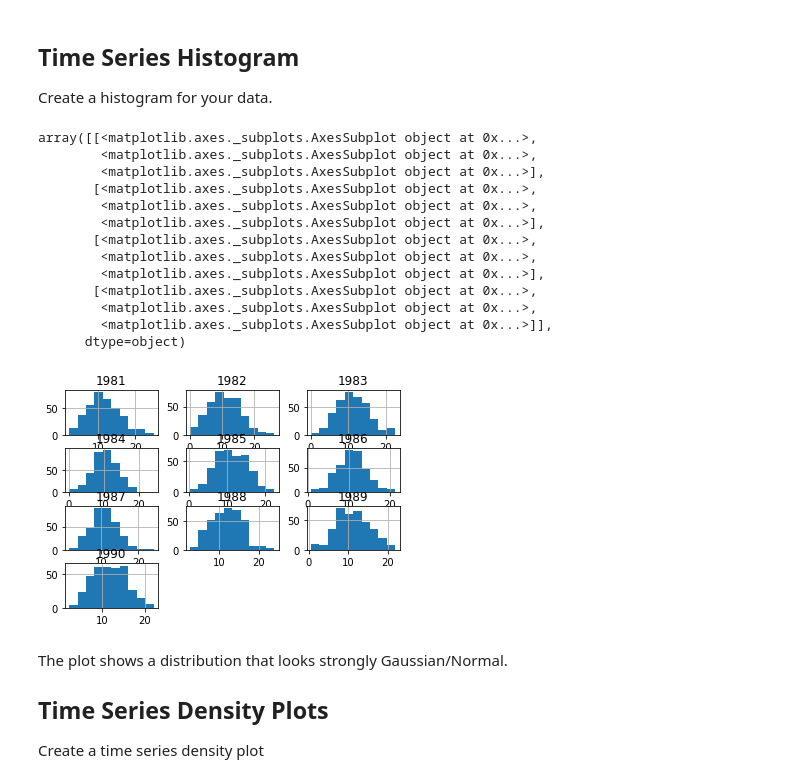
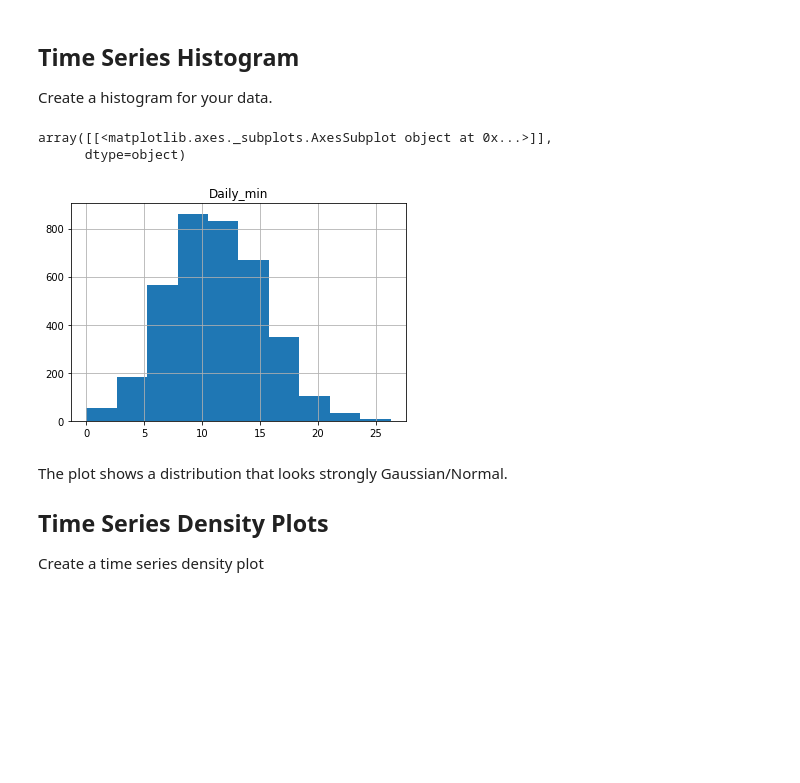
Before and after one commit to rmei97/dsc-visualizing-time-series-data-lab-nyc-ds-033020, a Jupyter notebook: index.ipynb, the cells around one changed output. Cells and saved outputs as stored; diff of their text form; code cells hidden in the pictures; blank space fills up the shorter version.

```diff
--- a/index.ipynb
+++ b/index.ipynb
@@ -175,22 +175,11 @@ We can see in both plots above that due to the dense nature of time-series (365
 Create a histogram for your data.
 # %%
 # Plot a histogram of the temperature dataset
-temp_annua.hist()
+temp_data.hist()
 # %% [output]
-array([[<matplotlib.axes._subplots.AxesSubplot object at 0x...>,
-        <matplotlib.axes._subplots.AxesSubplot object at 0x...>,
-        <matplotlib.axes._subplots.AxesSubplot object at 0x...>],
-       [<matplotlib.axes._subplots.AxesSubplot object at 0x...>,
-        <matplotlib.axes._subplots.AxesSubplot object at 0x...>,
-        <matplotlib.axes._subplots.AxesSubplot object at 0x...>],
-       [<matplotlib.axes._subplots.AxesSubplot object at 0x...>,
-        <matplotlib.axes._subplots.AxesSubplot object at 0x...>,
-        <matplotlib.axes._subplots.AxesSubplot object at 0x...>],
-       [<matplotlib.axes._subplots.AxesSubplot object at 0x...>,
-        <matplotlib.axes._subplots.AxesSubplot object at 0x...>,
-        <matplotlib.axes._subplots.AxesSubplot object at 0x...>]],
+array([[<matplotlib.axes._subplots.AxesSubplot object at 0x...>]],
       dtype=object)
-[figure, old version]
+[figure, new version]
 # %% [markdown]
 The plot shows a distribution that looks strongly Gaussian/Normal.
 
```
Also changed, not shown: parts of 1 cell of this notebook.
